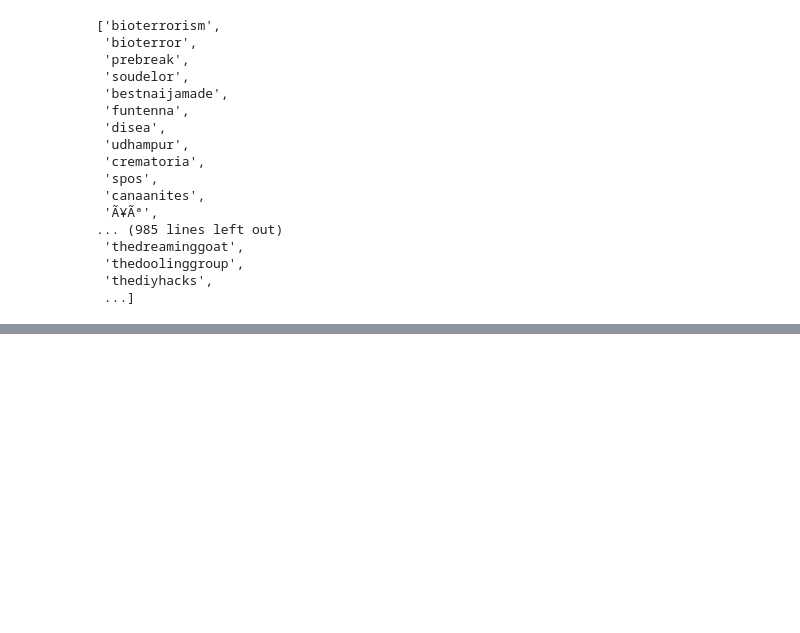
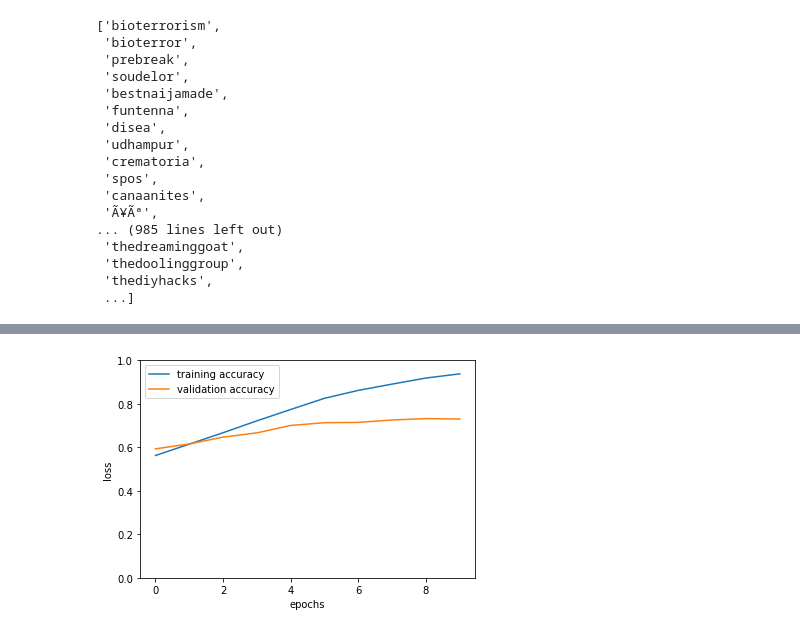
Before and after one commit to Houster/Text-Tweet-analysis, a Jupyter notebook: Text MLP.ipynb, the cells around one changed output, grey strips where cells are left out. Drawn from its saved outputs; the diff is of its cells as text; code cells hidden in the pictures; blank space fills up the shorter version.

```diff
--- a/Text MLP.ipynb
+++ b/Text MLP.ipynb
@@ -335,0 +303,20 @@ ________________________________________________________________________________
+# %%
+model_input_1a = Input(shape=(sequence_len,), dtype='int64',name="text")
+x = embedding_layer(model_input_1a)
+x = Flatten()(x)
+x=Model(inputs=model_input_1a, outputs=x)
+
+
+model_input_1b=Input(shape=(X_train_num.shape[1],),dtype='float32',name='non-text')
+y=Dense(12,activation='relu')(model_input_1b)
+y=Dense(1,activation='sigmoid')(y)
+y=Model(inputs=model_input_1b,outputs=y)
+
+combined=concatenate([x.output,y.output])
+
+z=Dense(36, activation='relu')(combined)
+z=Dense(12, activation='relu')(combined)
+z=Dense(1, activation='sigmoid')(z)
+
+combined_model=Model(inputs=[x.input,y.input],outputs=z)
+combined_model.summary()
@@ -336,3 +341,8 @@ ________________________________________________________________________________
+# %%
+combined_model.compile(optimizer='adam',loss='binary_crossentropy',metrics=['acc'])
 # %%
 from tensorflow.keras.callbacks import ModelCheckpoint
 mc = ModelCheckpoint('cnn.h5', monitor='val_loss', save_best_only=True)
+# %%
+combined_model.fit(x=[X_train_vec,X_train_num], y=y_train,validation_data=([X_test_vec,X_test_num],y_test),epochs=10,batch_size=64,
+               callbacks=[mc])
@@ -338,0 +368,10 @@ mc = ModelCheckpoint('cnn.h5', monitor='val_loss', save_best_only=True)
+# %%
+plt.plot(combined_model.history.history['acc'], label='training accuracy')
+plt.plot(combined_model.history.history['val_acc'], label='validation accuracy')
+plt.xlabel('epochs')
+plt.ylabel('loss')
+plt.ylim([0,1])
+plt.legend()
+plt.show()
+# %% [output]
+[figure, added]
```
Also changed, not shown: parts of 34 cells of this notebook, 2 other files.
